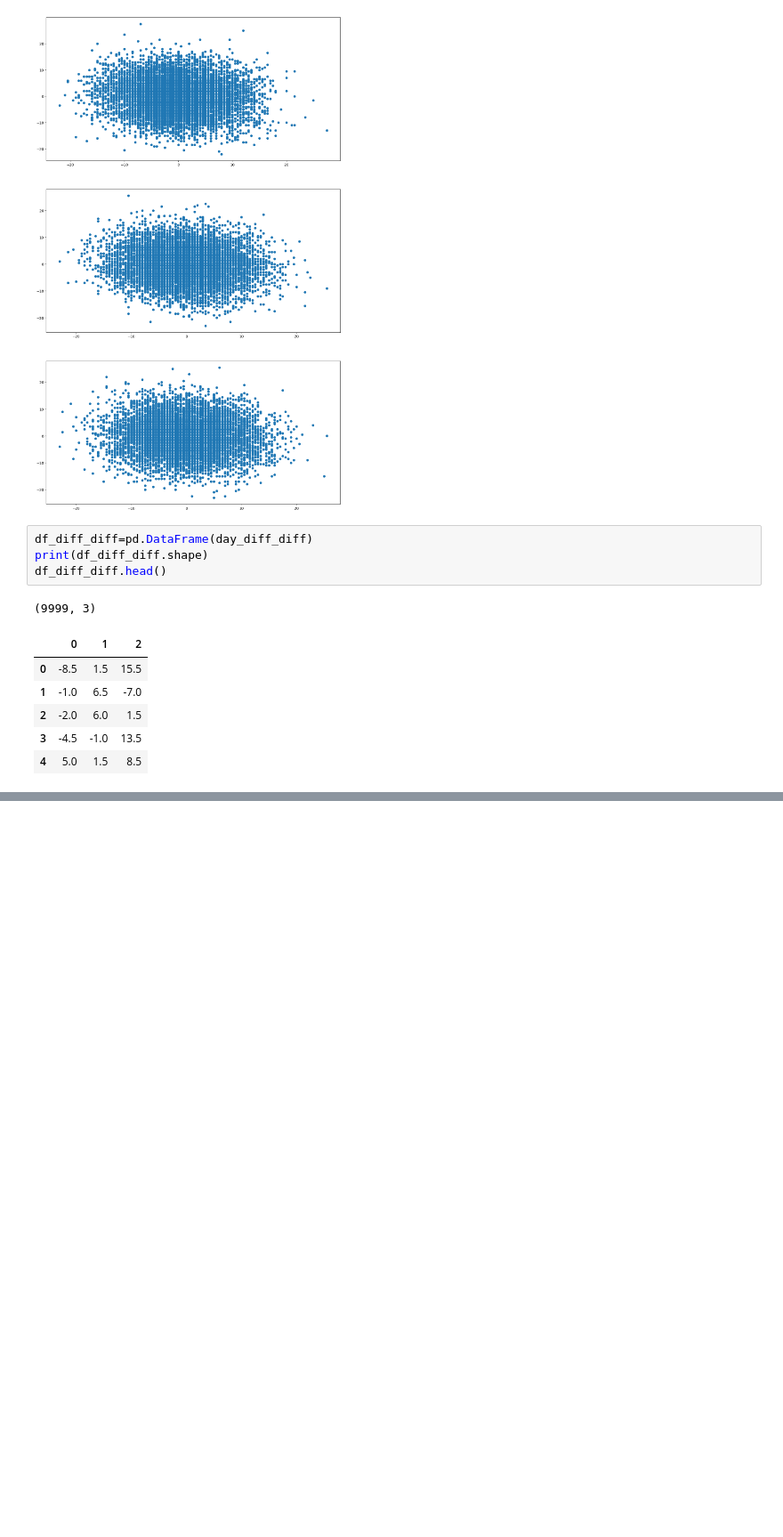
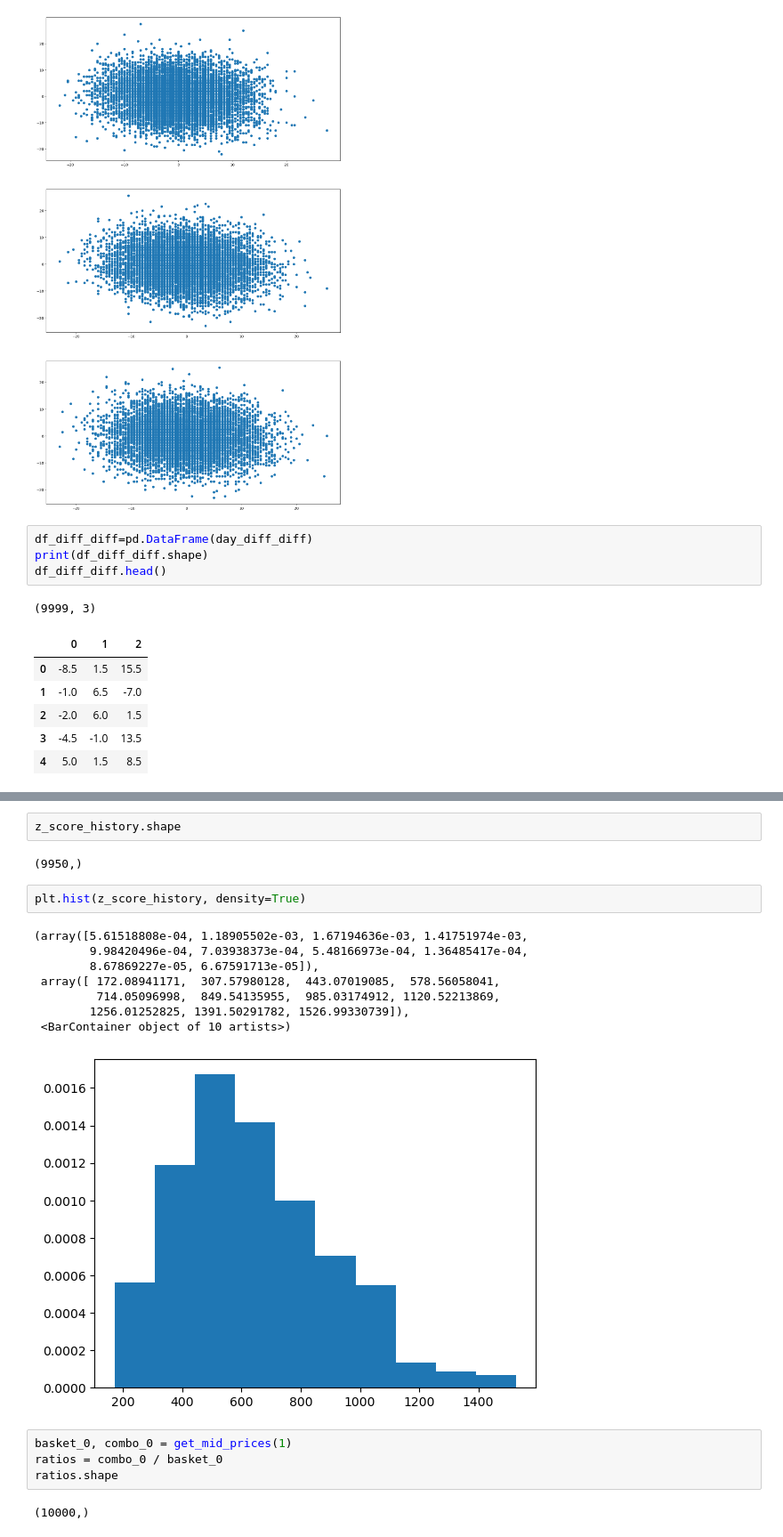
Before and after one commit to josephxiao8/prosperity2, a Jupyter notebook: notebooks/Round 3.ipynb, the cells around one changed output, grey strips where cells are left out. Shown at 89% size. Drawn from its saved outputs; the diff is of its cells as text; blank space fills up the shorter version.

```diff
--- a/notebooks/Round 3.ipynb
+++ b/notebooks/Round 3.ipynb
@@ -297,0 +447,21 @@ df_diff_diff.to_csv('../data/diff_diff.csv')
+# %%
+z_score_history.shape
+# %% [output]
+(9950,)
+# %%
+plt.hist(z_score_history, density=True)
+# %% [output]
+(array([5.61518808e-04, 1.18905502e-03, 1.67194636e-03, 1.41751974e-03,
+        9.98420496e-04, 7.03938373e-04, 5.48166973e-04, 1.36485417e-04,
+        8.67869227e-05, 6.67591713e-05]),
+ array([ 172.08941171,  307.57980128,  443.07019085,  578.56058041,
+         714.05096998,  849.54135955,  985.03174912, 1120.52213869,
+        1256.01252825, 1391.50291782, 1526.99330739]),
+ <BarContainer object of 10 artists>)
+[figure, added]
+# %%
+basket_0, combo_0 = get_mid_prices(1)
+ratios = combo_0 / basket_0
+ratios.shape
+# %% [output]
+(10000,)
```
Also changed, not shown: parts of 16 cells of this notebook, 1 other file.
